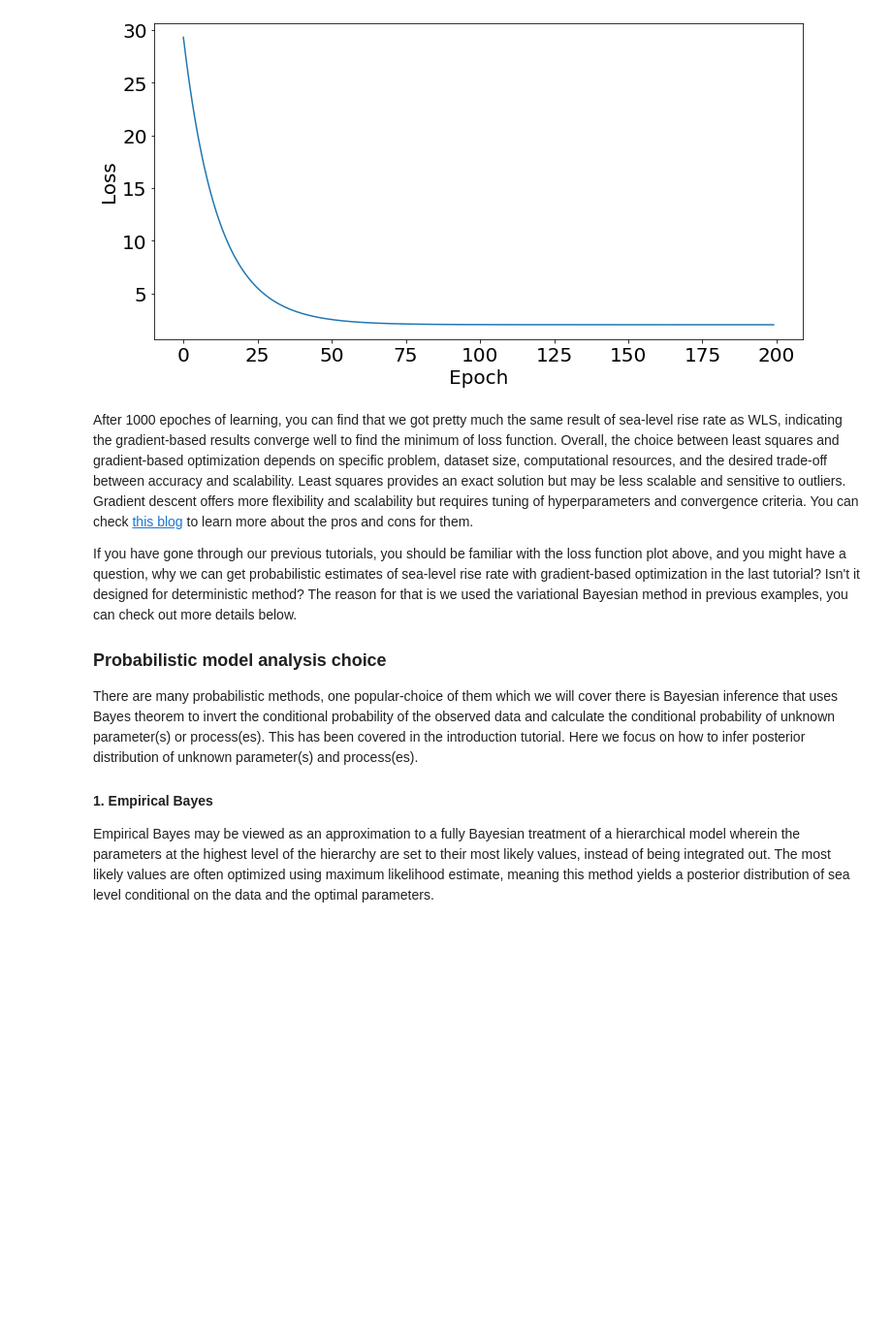
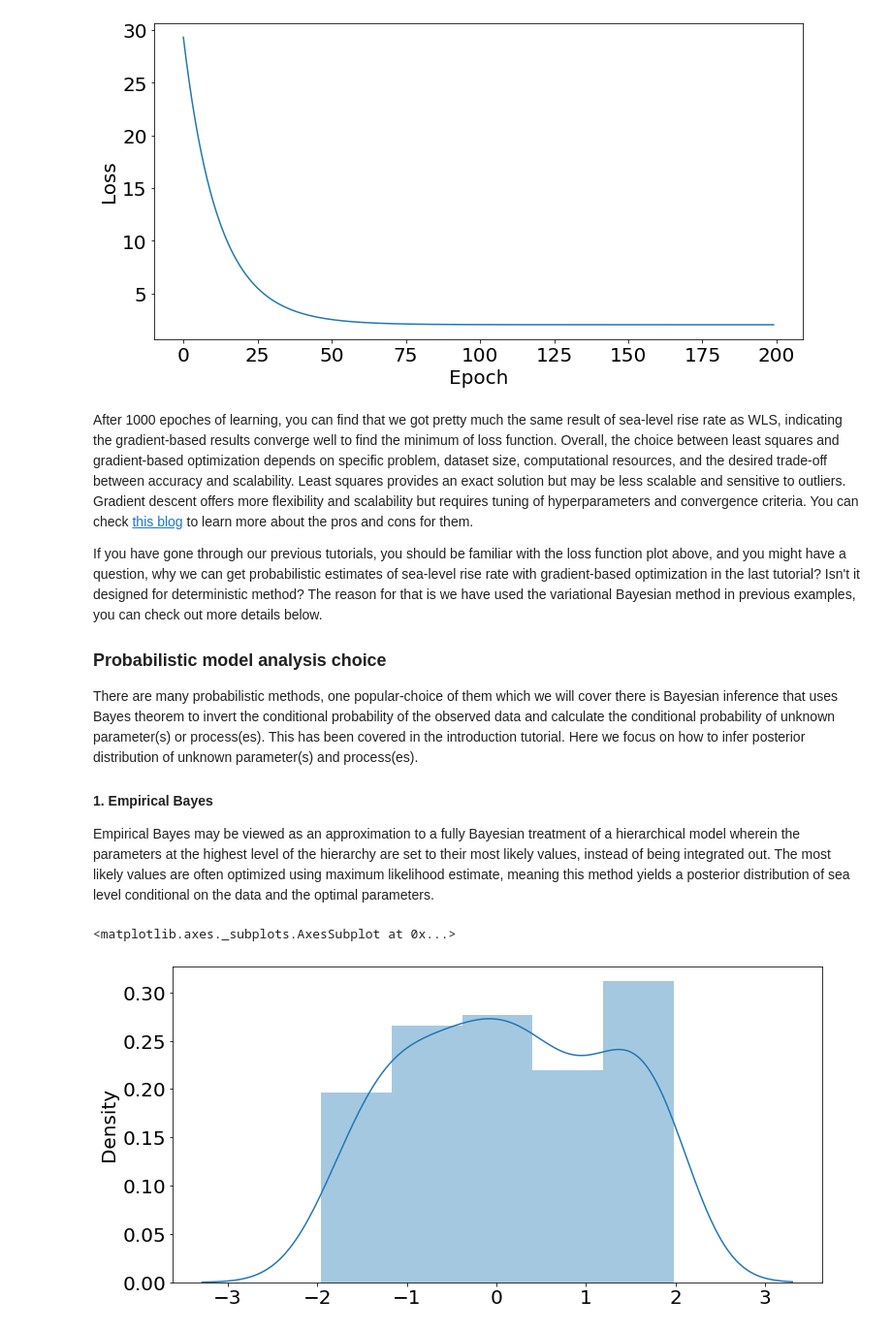
Before and after one commit to radical-collaboration/PaleoSTeHM, a Jupyter notebook: Tutorials/1. Introduction/3. Analysis Choice.ipynb, the cells around one changed output. Shown at 97% size. Cells and saved outputs as stored; diff of their text form; code cells hidden in the pictures; blank space fills up the shorter version.

```diff
--- a/Tutorials/1. Introduction/3. Analysis Choice.ipynb
+++ b/Tutorials/1. Introduction/3. Analysis Choice.ipynb
@@ -196,7 +196,7 @@ Sea-level rise rate: 1.235 (mm/yr)
 # %% [markdown]
 After 1000 epoches of learning, you can find that we got pretty much the same result of sea-level rise rate as WLS, indicating the gradient-based results converge well to find the minimum of loss function. Overall, the choice between least squares and gradient-based optimization depends on specific problem, dataset size, computational resources, and the desired trade-off between accuracy and scalability. Least squares provides an exact solution but may be less scalable and sensitive to outliers. Gradient descent offers more flexibility and scalability but requires tuning of hyperparameters and convergence criteria. You can check [this blog](https://towardsdatascience.com/https-medium-com-chayankathuria-optimization-ordinary-least-squares-gradient-descent-from-scratch-8b48151ba756) to learn more about the pros and cons for them.
 
-If you have gone through our previous tutorials, you should be familiar with the loss function plot above, and you might have a question, why we can get probabilistic estimates of sea-level rise rate with gradient-based optimization in the last tutorial? Isn't it designed for deterministic method? The reason for that is we used the variational Bayesian method in previous examples, you can check out more details below.
+If you have gone through our previous tutorials, you should be familiar with the loss function plot above, and you might have a question, why we can get probabilistic estimates of sea-level rise rate with gradient-based optimization in the last tutorial? Isn't it designed for deterministic method? The reason for that is we have used the variational Bayesian method in previous examples, you can check out more details below.
 
 ### Probabilistic model analysis choice
 There are many probabilistic methods, one popular-choice of them which we will cover there is Bayesian inference that uses Bayes theorem to invert the conditional probability of the observed data and calculate the conditional probability of unknown parameter(s) or process(es). This has been covered in the introduction tutorial. Here we focus on how to infer posterior distribution of unknown parameter(s) and process(es).
@@ -205,0 +237,23 @@ Empirical Bayes may be viewed as an approximation to a fully Bayesian treatment
+# %%
+import pyro.distributions as dist
+from pyro.infer import MCMC, NUTS
+
+#------Define the process mdoel---------
+linear_model = linear_model
+test_X = NNC_X[:,None] #convert X to a 2D array which is more common for pytorch models
+#-------Define parameter model---------
+#you can change the prior distribution here to see how it affects the model!
+intercept_prior = dist.Uniform(-5., 0.)
+coefficient_prior = dist.Uniform(-0.01,0.01)
+#-------Optimize parameter model---------
+
+nuts_kernel = NUTS(linear_model)
+
+mcmc = MCMC(nuts_kernel, num_samples=100, warmup_steps=10)
+mcmc.run(NNC_X,NNC_y,NNC_x_sigma,NNC_y_sigma,intercept_prior,coefficient_prior)
+hmc_samples = {k: v.detach().cpu().numpy() for k, v in mcmc.get_samples().items()}
+# %%
+sns.distplot(hmc_samples['obs_xerr'][2])
+# %% [output]
+<matplotlib.axes._subplots.AxesSubplot at 0x...>
+[figure, added]
```
Also changed, not shown: parts of 8 cells of this notebook, 2 other files.
